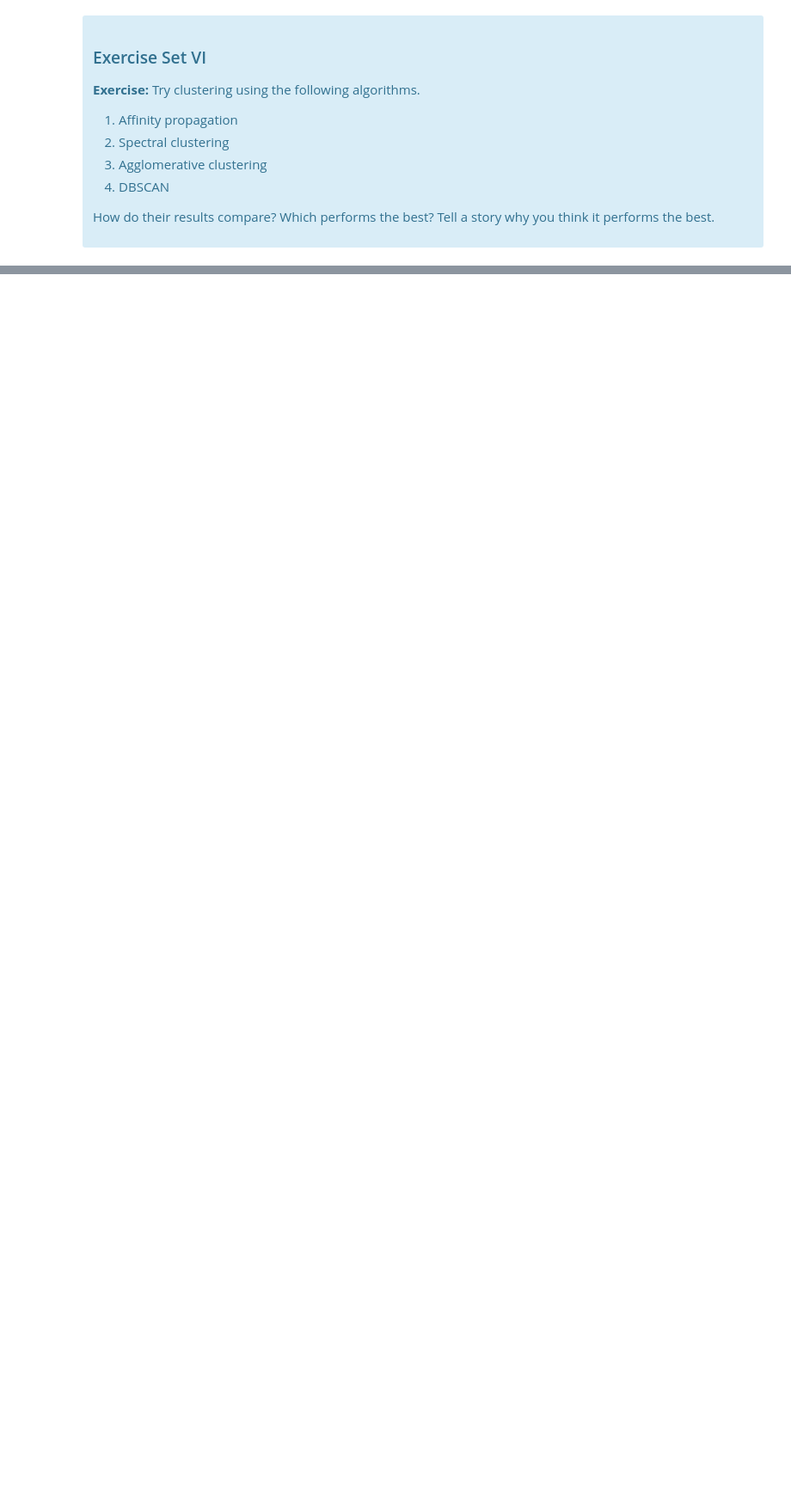
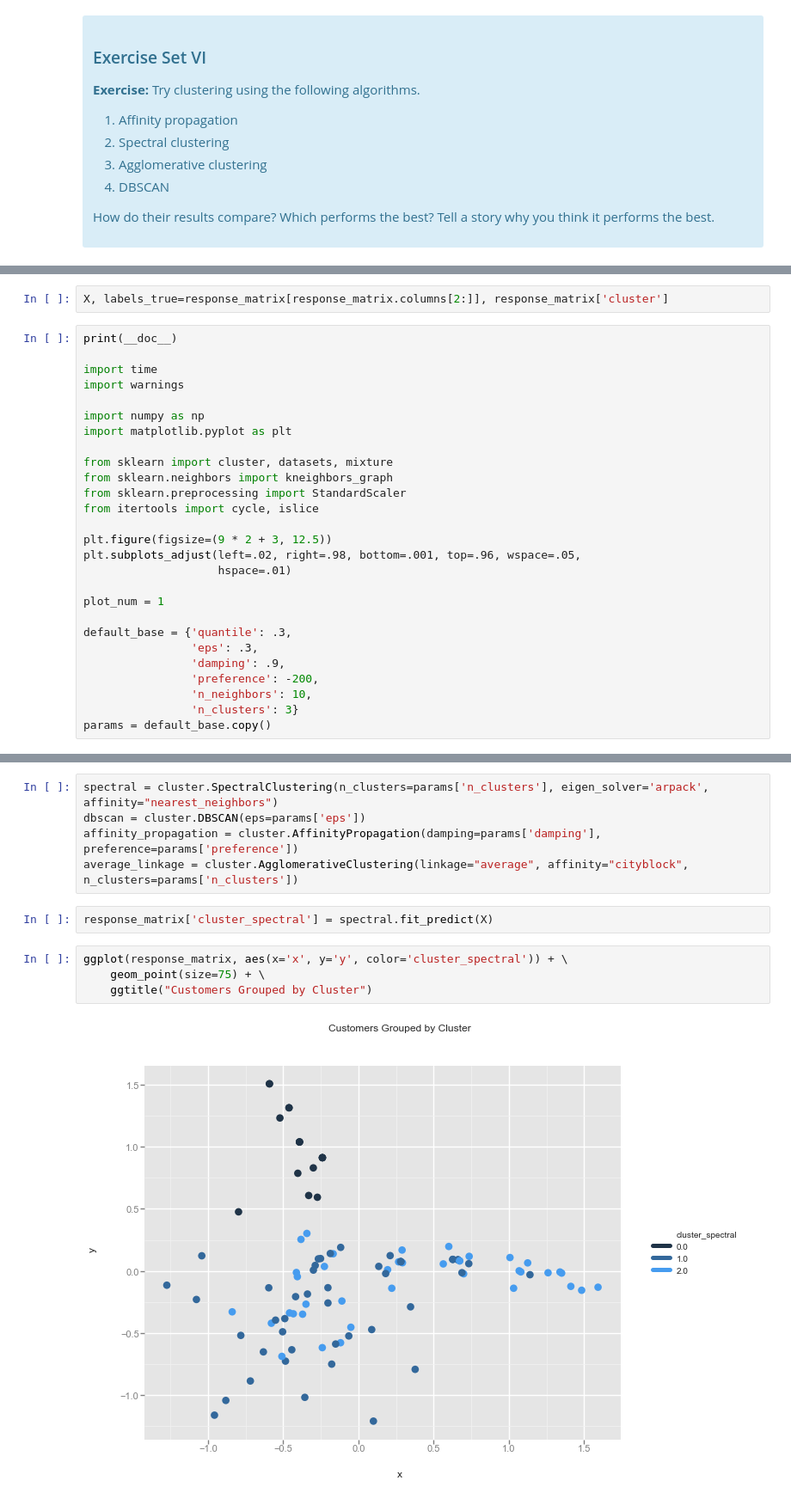
Before and after one commit to tanaysd/Data-Science-Springboard, a Jupyter notebook: 11_5_3_Customer_Segmentation_Clustering.ipynb, the cells around one changed output, grey strips where cells are left out. Shown at 86% size. Cells and saved outputs as stored; diff of their text form; blank space fills up the shorter version.

```diff
--- a/11_5_3_Customer_Segmentation_Clustering.ipynb
+++ b/11_5_3_Customer_Segmentation_Clustering.ipynb
@@ -585,0 +506,29 @@ Source: http://scikit-learn.org/stable/modules/clustering.html
+# %%
+X, labels_true=response_matrix[response_matrix.columns[2:]], response_matrix['cluster']
+# %%
+print(__doc__)
+
+import time
+import warnings
+
+import numpy as np
+import matplotlib.pyplot as plt
+
+from sklearn import cluster, datasets, mixture
+from sklearn.neighbors import kneighbors_graph
+from sklearn.preprocessing import StandardScaler
+from itertools import cycle, islice
+
+plt.figure(figsize=(9 * 2 + 3, 12.5))
+plt.subplots_adjust(left=.02, right=.98, bottom=.001, top=.96, wspace=.05,
+                    hspace=.01)
+
+plot_num = 1
+
+default_base = {'quantile': .3,
+                'eps': .3,
+                'damping': .9,
+                'preference': -200,
+                'n_neighbors': 10,
+                'n_clusters': 3}
+params = default_base.copy()
@@ -585,0 +538,13 @@ Source: http://scikit-learn.org/stable/modules/clustering.html
+# %%
+spectral = cluster.SpectralClustering(n_clusters=params['n_clusters'], eigen_solver='arpack', affinity="nearest_neighbors")
+dbscan = cluster.DBSCAN(eps=params['eps'])
+affinity_propagation = cluster.AffinityPropagation(damping=params['damping'], preference=params['preference'])
+average_linkage = cluster.AgglomerativeClustering(linkage="average", affinity="cityblock", n_clusters=params['n_clusters'])
+# %%
+response_matrix['cluster_spectral'] = spectral.fit_predict(X)
+# %%
+ggplot(response_matrix, aes(x='x', y='y', color='cluster_spectral')) + \
+    geom_point(size=75) + \
+    ggtitle("Customers Grouped by Cluster")
+# %% [output]
+[figure, added]
```
Also changed, not shown: parts of 23 cells of this notebook.
